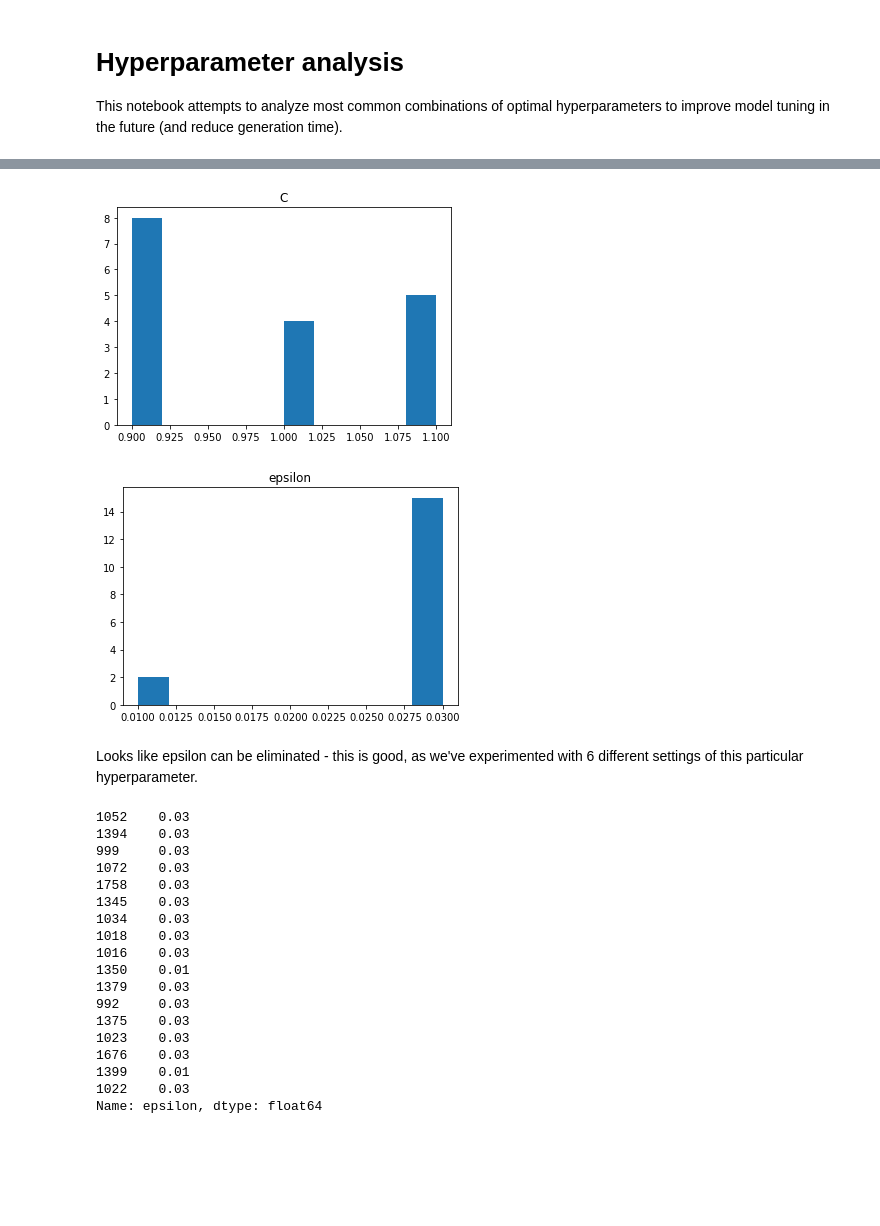
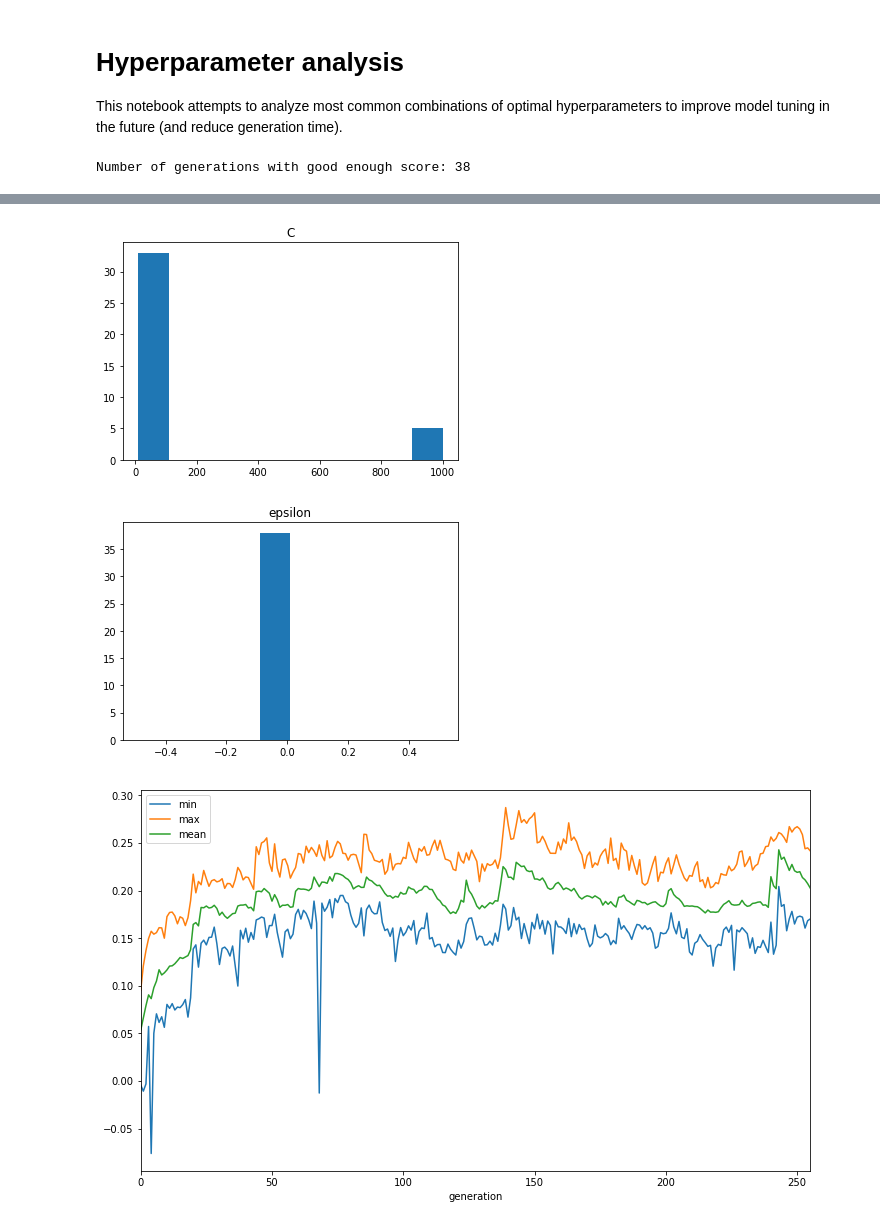
Before and after one commit to tmiskow/clash-royale-challenge, a Jupyter notebook: notebooks/hyperparameter-analysis.ipynb, the cells around one changed output, grey strips where cells are left out. Drawn from its saved outputs; the diff is of its cells as text; code cells hidden in the pictures; blank space fills up the shorter version.

Commit message:
Visualization

```diff
--- a/notebooks/hyperparameter-analysis.ipynb
+++ b/notebooks/hyperparameter-analysis.ipynb
@@ -313,7 +386,7 @@ import pandas as pd
 from tqdm import tqdm
 import matplotlib.pyplot as plt
 # %%
-results = pickle.load(open('../data/genetic-04-06-19-21-48-35.pkl', 'rb'))
+results = pickle.load(open('../data/genetic-08-06-19-23-36-49.pkl', 'rb'))
 # %%
 def result_to_df(result: GenerationResult, generation: int) -> pd.DataFrame:
     dfs = []
@@ -339,11 +412,16 @@ model_df = pd.concat([
 model_df = model_df.sort_values(by=['score', 'generation'], ascending=False)
 # %%
 TUNABLE_PARAMS = ['gamma', 'C', 'epsilon']
-SCORE_THRESHOLD = 0.11
+SCORE_THRESHOLD = 0.9 * model_df['score'].max()
 
 params_df = model_df[model_df['score'] > SCORE_THRESHOLD][TUNABLE_PARAMS]
+print(f"Number of generations with good enough score: {len(params_df)}")
 for col in params_df.columns:
     plt.hist(params_df[col])
     plt.title(col)
     plt.show()
+
+model_df.sort_values(by='generation').groupby('generation').score.agg(['min', 'max', 'mean']).plot(figsize=(12, 7))
+plt.show()
 # %% [output]
+Number of generations with good enough score: 38
@@ -351,26 +429,3 @@ for col in params_df.columns:
-[figure, old version]
+[figure, new version]
-[figure, old version]
+[figure, new version]
+[figure, added]
-# %% [markdown]
-Looks like epsilon can be eliminated - this is good, as we've experimented with 6 different settings
-of this particular hyperparameter.
-# %%
-params_df['epsilon']
-# %% [output]
-1052    0.03
-1394    0.03
-999     0.03
-1072    0.03
-1758    0.03
-1345    0.03
-1034    0.03
-1018    0.03
-1016    0.03
-1350    0.01
-1379    0.03
-992     0.03
-1375    0.03
-1023    0.03
-1676    0.03
-1399    0.01
-1022    0.03
-Name: epsilon, dtype: float64
```
Also changed, not shown: parts of 2 cells of this notebook.
